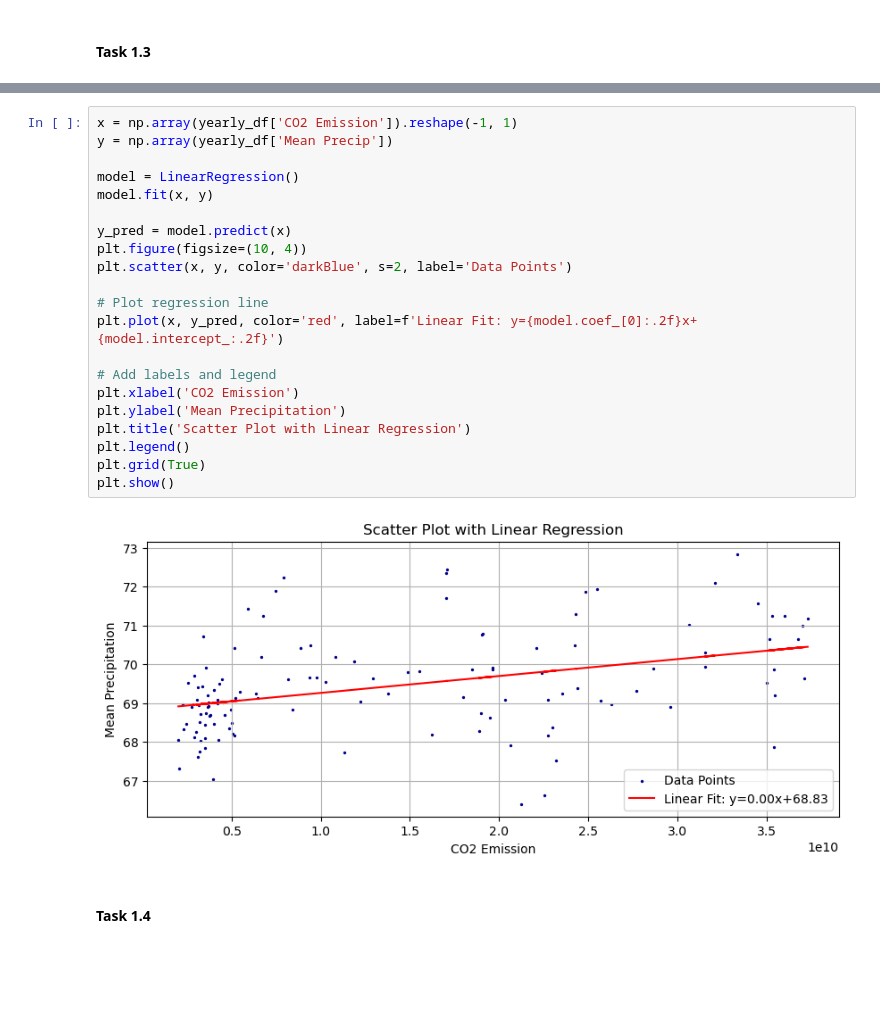
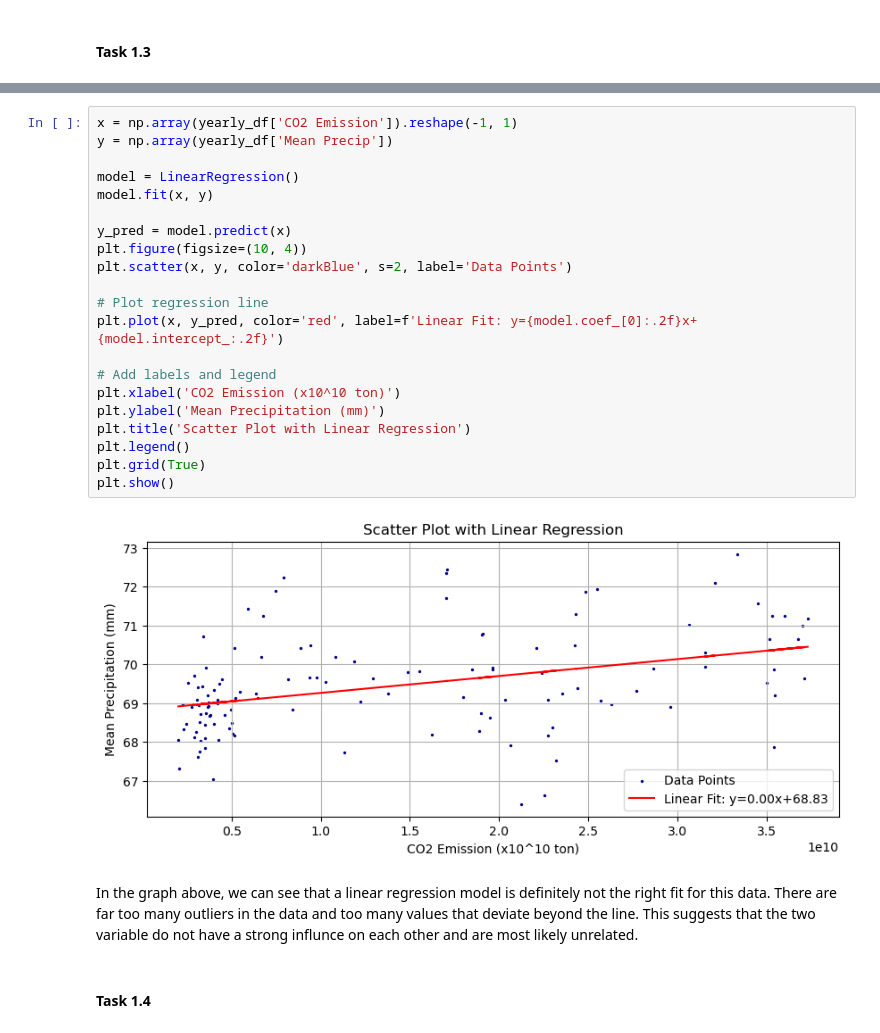
Before and after one commit to mpn1008/RM_assignments, a Jupyter notebook: RM_A03_Group_B/RM_A03_Group.ipynb, the cells around one changed output, grey strips where cells are left out. Cells and saved outputs as stored; diff of their text form; blank space fills up the shorter version.

```diff
--- a/RM_A03_Group_B/RM_A03_Group.ipynb
+++ b/RM_A03_Group_B/RM_A03_Group.ipynb
@@ -157,26 +163,28 @@ plt.show()
 # %%
 x = np.array(yearly_df['CO2 Emission']).reshape(-1, 1)
 y = np.array(yearly_df['Mean Precip'])
 
 model = LinearRegression()
 model.fit(x, y)
 
 y_pred = model.predict(x)
 plt.figure(figsize=(10, 4))
 plt.scatter(x, y, color='darkBlue', s=2, label='Data Points')
 
 # Plot regression line
 plt.plot(x, y_pred, color='red', label=f'Linear Fit: y={model.coef_[0]:.2f}x+{model.intercept_:.2f}')
 
 # Add labels and legend
-plt.xlabel('CO2 Emission')
-plt.ylabel('Mean Precipitation')
+plt.xlabel('CO2 Emission (x10^10 ton)')
+plt.ylabel('Mean Precipitation (mm)')
 plt.title('Scatter Plot with Linear Regression')
 plt.legend()
 plt.grid(True)
 plt.show()
 # %% [output]
-[figure, old version]
+[figure, new version]
+# %% [markdown]
+In the graph above, we can see that a linear regression model is definitely not the right fit for this data. There are far too many outliers in the data and too many values that deviate beyond the line. This suggests that the two variable do not have a strong influnce on each other and are most likely unrelated.
 # %% [markdown]
 #### Task 1.4
 # %%
```
Also changed, not shown: parts of 21 cells of this notebook.
